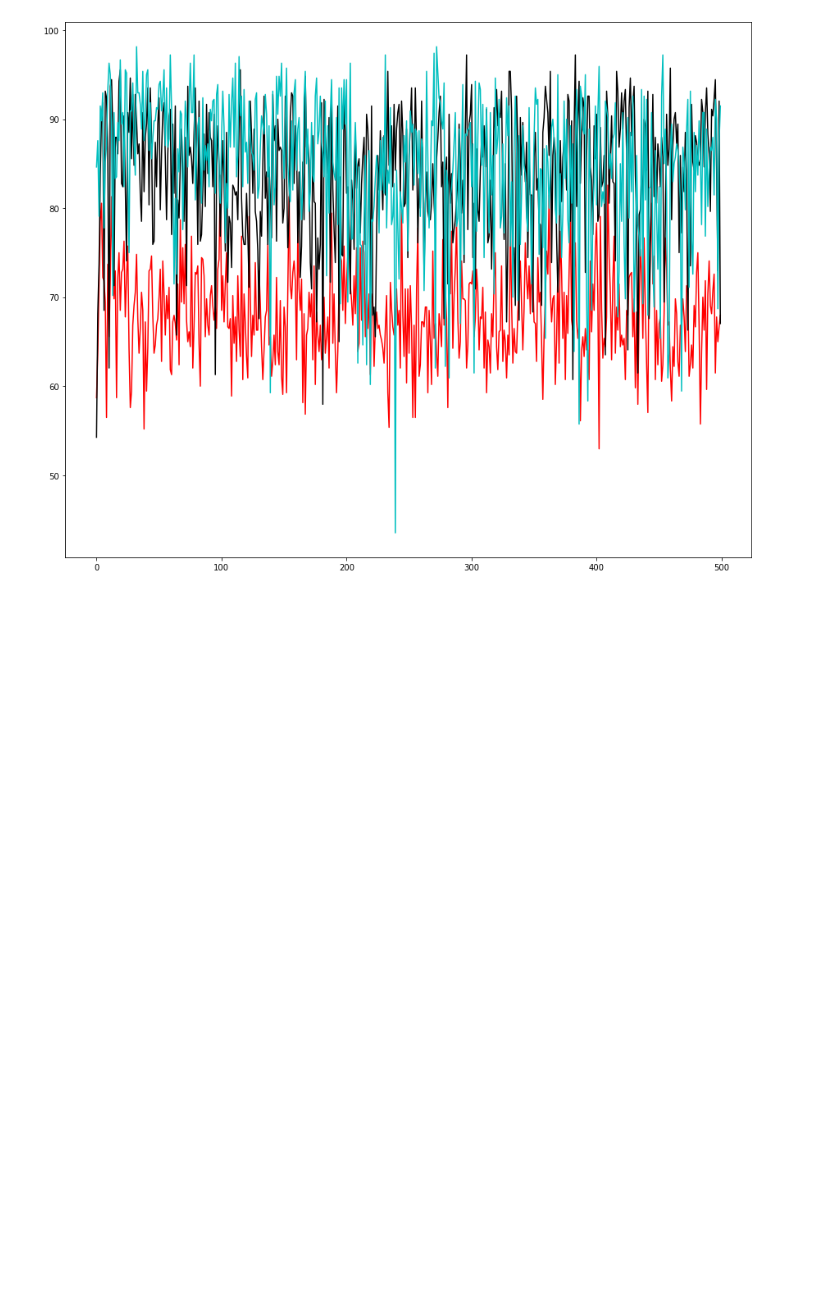
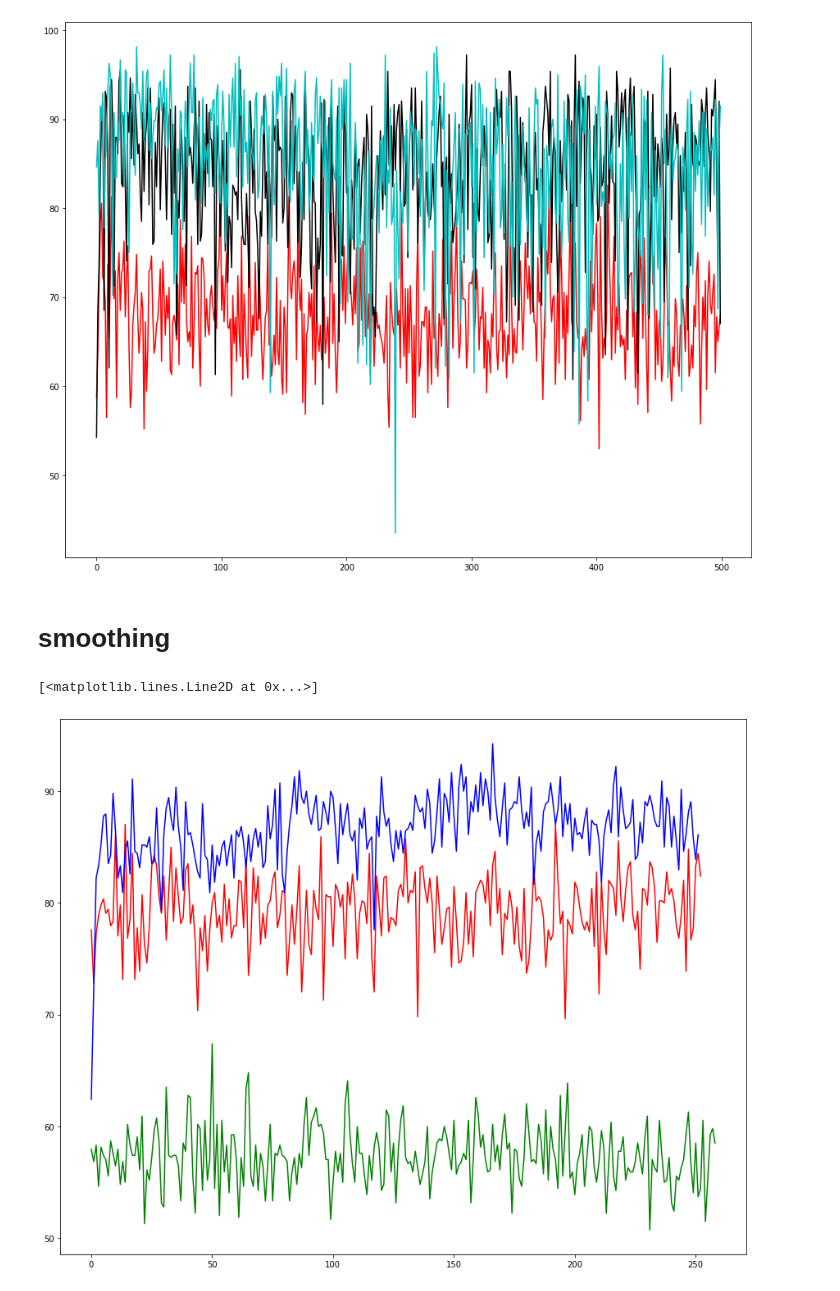
Before and after one commit to CodaClysm/StackingOptimization, a Jupyter notebook: Plot Data.ipynb, the cells around one changed output. Saved outputs shown, nothing was run; the diff lists cells and outputs as text; code cells hidden in the pictures; blank space fills up the shorter version.

```diff
--- a/Plot Data.ipynb
+++ b/Plot Data.ipynb
@@ -119,3 +119,29 @@ plt.plot(np.arange(len(utilizations[5])), utilizations[5], 'c-')
 # %% [output]
 [<matplotlib.lines.Line2D at 0x...>]
 [figure]
+# %% [markdown]
+# smoothing
+# %%
+utilizations = [];
+utilizations.append(getData("SavedData/test1.txt")) #0
+utilizations.append(getData("SavedData/test2.txt")) #1
+utilizations.append(getData("SavedData/testr.txt")) #2
+utilizations.append(getData("SavedData/size1-shape1-set3.txt")) #3
+utilizations.append(getData("SavedData/size1-shape1-set4.txt")) #4
+#utilizations.append(getData("SavedData/size1-shape1-set5.txt")) #5
+#utilizations.append(getData("SavedData/size1-shape1-set6.txt")) #6
+
+
+
+fig = plt.figure(figsize=(15,12))
+
+plt.plot(np.arange(len(utilizations[0])), utilizations[0], 'r-')
+plt.plot(np.arange(len(utilizations[1])), utilizations[1], 'b-')
+plt.plot(np.arange(len(utilizations[2])), utilizations[2], 'g-')
+#plt.plot(np.arange(len(utilizations[3])), utilizations[3], 'c-')
+#plt.plot(np.arange(len(utilizations[4])), utilizations[4], 'k-')
+#plt.plot(np.arange(len(utilizations[5])), utilizations[5], 'y-')
+#plt.plot(np.arange(len(utilizations[6])), utilizations[6], 'g-')
+# %% [output]
+[<matplotlib.lines.Line2D at 0x...>]
+[figure, added]
```
Also changed, not shown: 8 other files.
